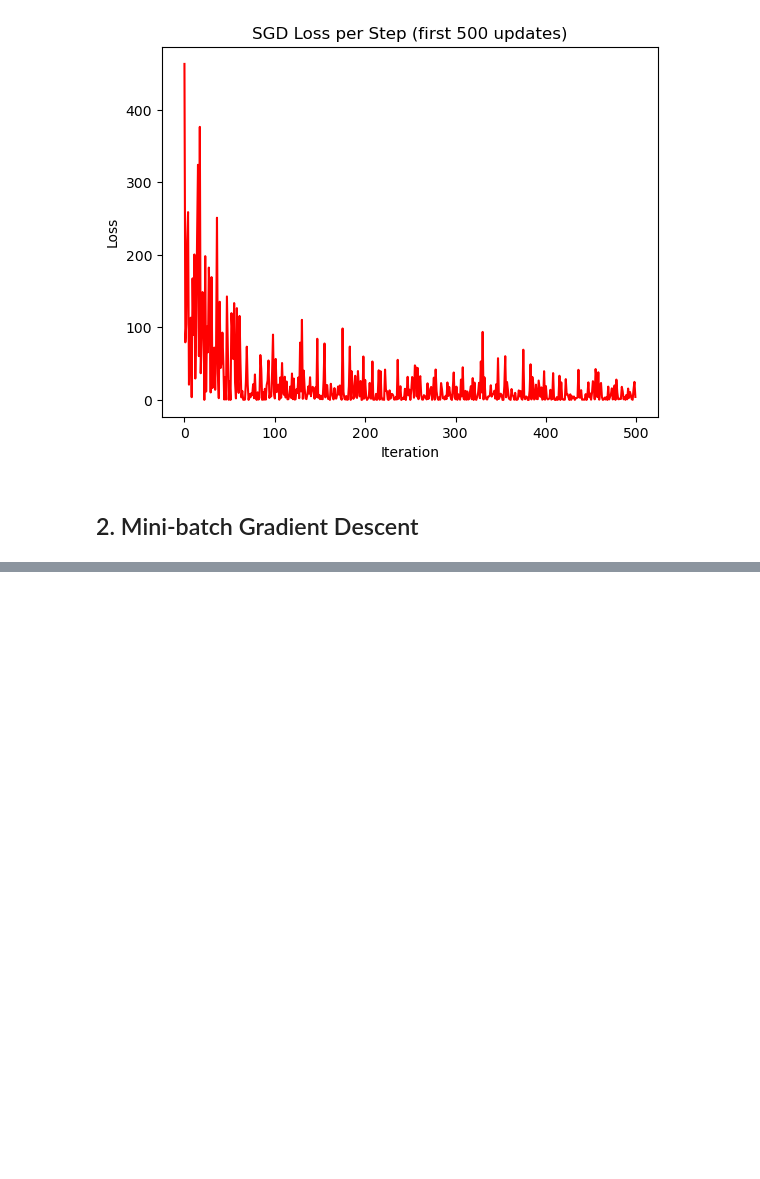
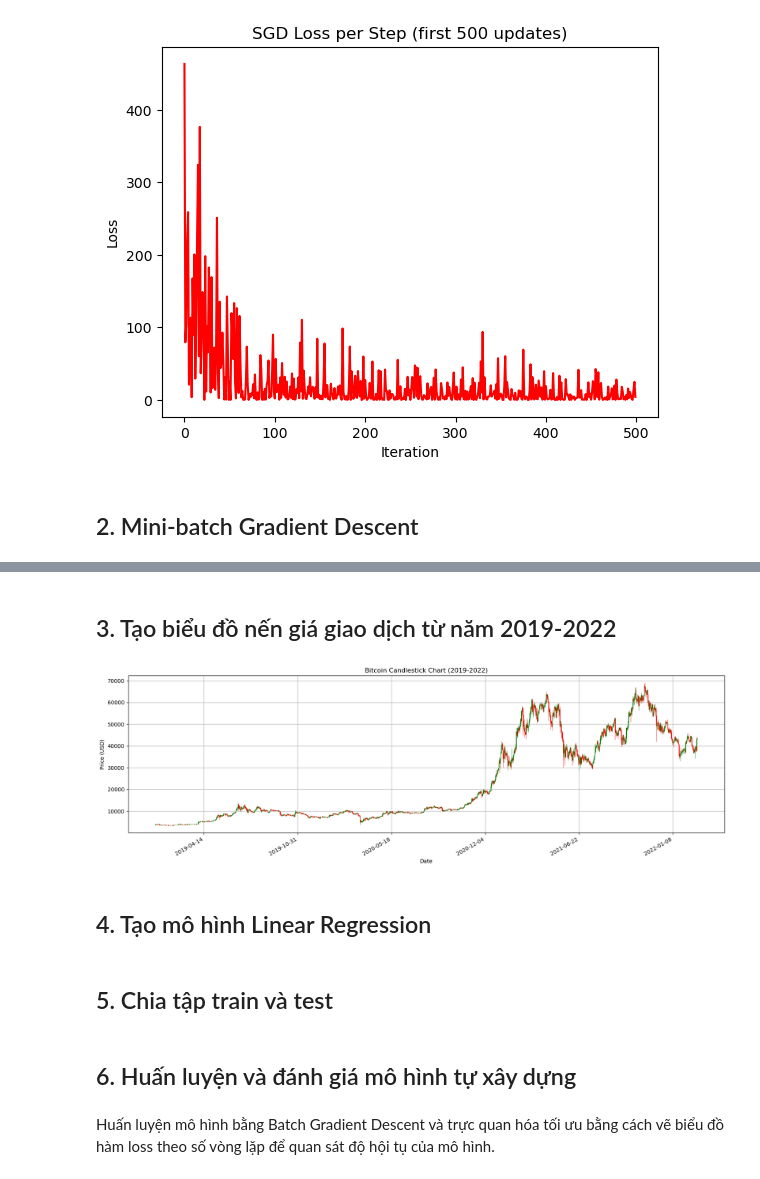
Before and after one commit to AIVIETNAM-AIO-DoHongNhat/M04W01, a Jupyter notebook: linear_regression.ipynb, the cells around one changed output, grey strips where cells are left out. Saved outputs shown, nothing was run; the diff lists cells and outputs as text; code cells hidden in the pictures; blank space fills up the shorter version.

```diff
--- a/linear_regression.ipynb
+++ b/linear_regression.ipynb
@@ -295,0 +399,33 @@ plt.show()
+# %% [markdown]
+## 3. Tạo biểu đồ nến giá giao dịch từ năm 2019-2022
+# %%
+import matplotlib.pyplot as plt
+import matplotlib.dates as mdates
+from mplfinance.original_flavor import candlestick_ohlc
+import datetime
+
+# Filter data for 2019-2022, convert date to matplotlib format
+df_filtered = df[(df["date"] >= "2019-01-01") & (df["date"] <= "2022-12-31")].copy()
+df_filtered["date"] = df_filtered["date"].map(mdates.date2num)
+
+# Create the candlestick chart
+fig, ax = plt.subplots(figsize=(20, 6))
+
+candlestick_ohlc(ax, df_filtered[["date", "open", "high", "low", "close"]].values,
+                 width=0.6, colorup="g", colordown="r")
+ax.xaxis.set_major_formatter(mdates.DateFormatter("%Y-%m-%d"))
+fig.autofmt_xdate()
+
+plt.title("Bitcoin Candlestick Chart (2019-2022)")
+plt.xlabel("Date")
+plt.ylabel("Price (USD)")
+plt.grid(True)
+
+# Save the plot as a PDF
+plt.savefig("./data/bitcoin_candlestick_2019_2022.pdf")
+
+plt.show()
+# %% [output]
+[figure, added]
+# %% [markdown]
+## 4. Tạo mô hình Linear Regression
@@ -295,0 +448,2 @@ plt.show()
+# %% [markdown]
+## 5. Chia tập train và test
@@ -295,0 +465,4 @@ plt.show()
+# %% [markdown]
+## 6. Huấn luyện và đánh giá mô hình tự xây dựng
+# %% [markdown]
+Huấn luyện mô hình bằng Batch Gradient Descent và trực quan hóa tối ưu bằng cách vẽ biểu đồ hàm loss theo số vòng lặp để quan sát độ hội tụ của mô hình.
```
Also changed, not shown: parts of 19 cells of this notebook, 5 other files.
